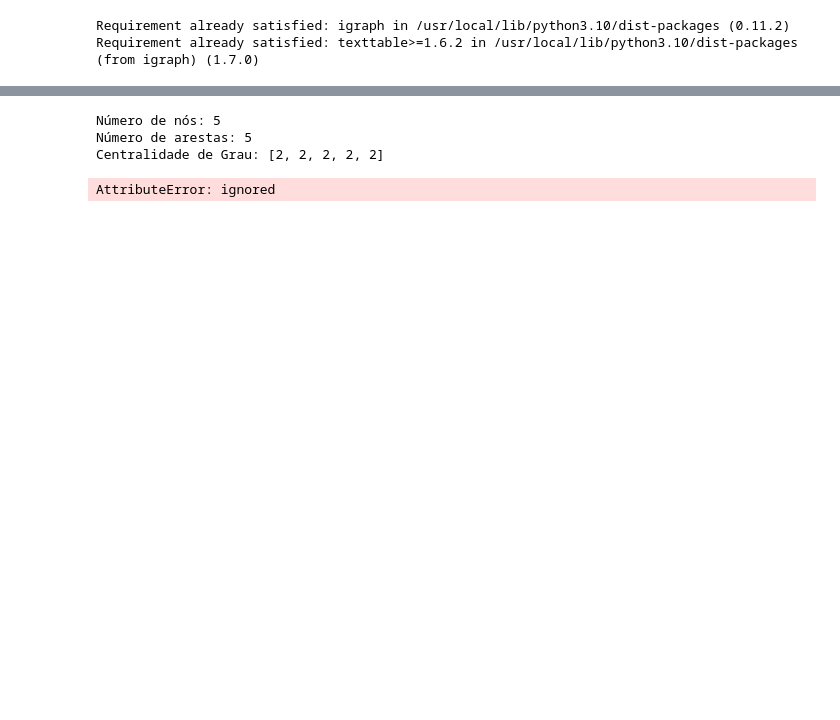
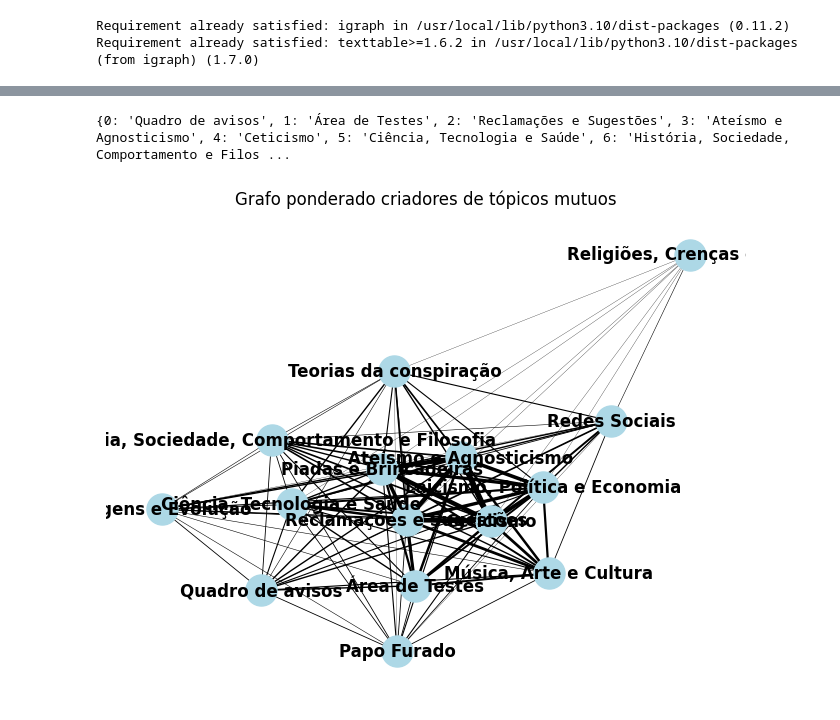
Before and after one commit to EnnesJp/python-crawler, a Jupyter notebook: Analise_clube_ceticismo.ipynb, the cells around one changed output, grey strips where cells are left out. Drawn from its saved outputs; the diff is of its cells as text; code cells hidden in the pictures; blank space fills up the shorter version.

Commit message:
feat: add grafos

```diff
--- a/Analise_clube_ceticismo.ipynb
+++ b/Analise_clube_ceticismo.ipynb
@@ -85,32 +20,8 @@ plt.show()
-# %%
-# Criar um grafo direcionado
-g = ig.Graph(directed=True)
-
-# Adicionar nós ao grafo
-g.add_vertices(5)
-
-# Adicionar arestas ao grafo
-g.add_edges([(0, 1), (1, 2), (2, 3), (3, 4), (4, 0)])
-
-# Imprimir informações sobre o grafo
-print("Número de nós:", g.vcount())
-print("Número de arestas:", g.ecount())
-
-# Calcular a centralidade de grau
-degree_centrality = g.degree()
-print("Centralidade de Grau:", degree_centrality)
-
-# Plotar o grafo
-g.vs["label"] = range(5)  # Rótulos para os nós
-g.vs["color"] = "lightblue"  # Cor dos nós
-layout = g.layout("circle")  # Layout circular
-g.vs["size"] = 30  # Tamanho dos nós
-g.es["arrow_size"] = 1  # Tamanho das setas nas arestas
-g.es["arrow_width"] = 1  # Largura das setas nas arestas
-
-ig.plot(g)
-# %% [output]
-Número de nós: 5
-Número de arestas: 5
-Centralidade de Grau: [2, 2, 2, 2, 2]
-AttributeError: ignored
+# %%
+import numpy as np
+
+topicArea = dataset['Forum Name'].unique().tolist()
+dicionarioTopicArea = {indice: valor for indice, valor in enumerate(topicArea)}
+print(dicionarioTopicArea)
+# %% [output]
+{0: 'Quadro de avisos', 1: 'Área de Testes', 2: 'Reclamações e Sugestões', 3: 'Ateísmo e Agnosticismo', 4: 'Ceticismo', 5: 'Ciência, Tecnologia e Saúde', 6: 'História, Sociedade, Comportamento e Filos ...
@@ -116,0 +59,27 @@ AttributeError: ignored
+# %%
+from networkx.algorithms.bipartite import matrix
+postOriginal = dataset[dataset["Post ID"]==0]
+postOriginal = postOriginal[['Forum Name', 'Username']]
+# postOriginal = postOriginal.drop_duplicates()
+# Usar pivot_table para reorganizar os dados
+pivot_table_df = postOriginal.pivot_table(index='Forum Name', columns='Username', values='Username', aggfunc='size', fill_value=0)
+pivot_table_df
+
+def indices_valores_diferentes_de_zero(lista):
+    indices = [i for i, valor in enumerate(lista) if valor != 0]
+    return indices
+
+def adicionar_um_mutuamente(matriz, array_indices):
+    for indice_inicial in array_indices:
+      for indice in array_indices:
+          matriz[indice_inicial, indice] += 1
+
+matriz = np.zeros((len(dicionarioTopicArea), len(dicionarioTopicArea)))
+
+for coluna in pivot_table_df.columns:
+    valores_coluna = pivot_table_df[coluna].tolist()  # Converta a coluna em uma lista
+    # print(f'Valores da coluna {coluna}: {valores_coluna}')
+    adicionar_um_mutuamente(matriz, indices_valores_diferentes_de_zero(valores_coluna))
+plotar_grafo(matriz, dicionarioTopicArea, 'Grafo ponderado criadores de tópicos mutuos', 'grafo_ponderado_criadores_de_topico_mutuos.gexf')
+# %% [output]
+[figure, added]
```
Also changed, not shown: parts of 15 cells of this notebook, 7 other files.
